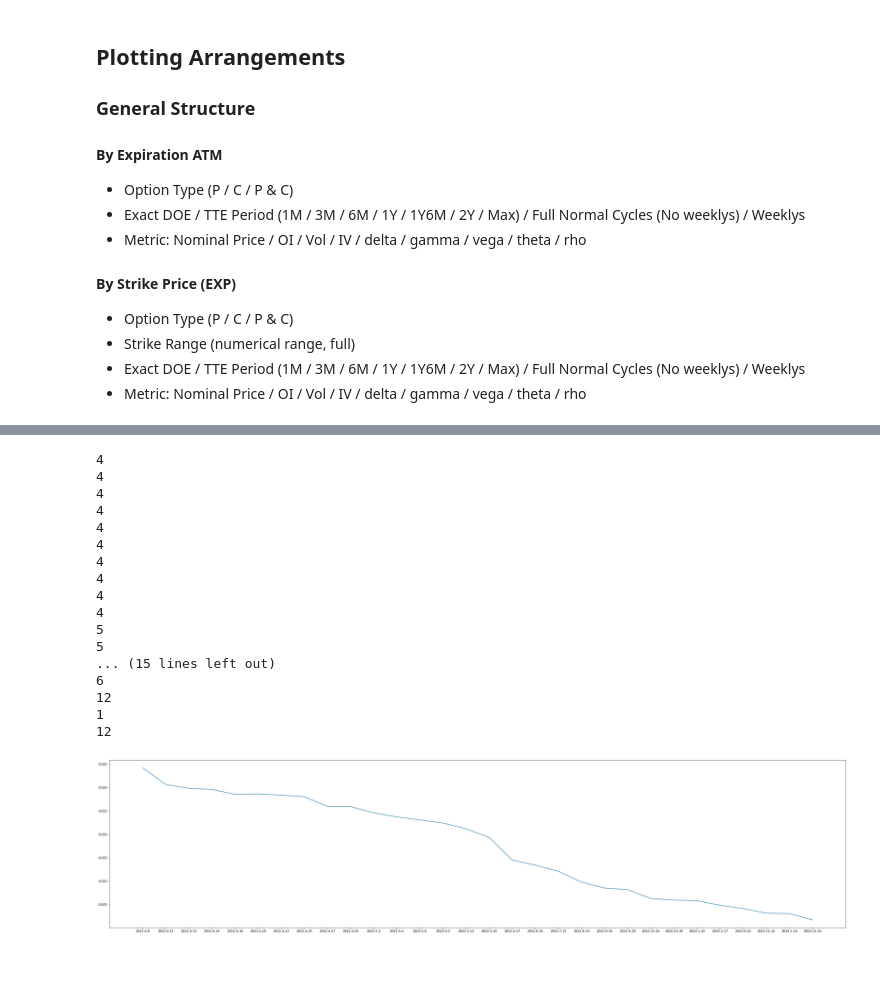
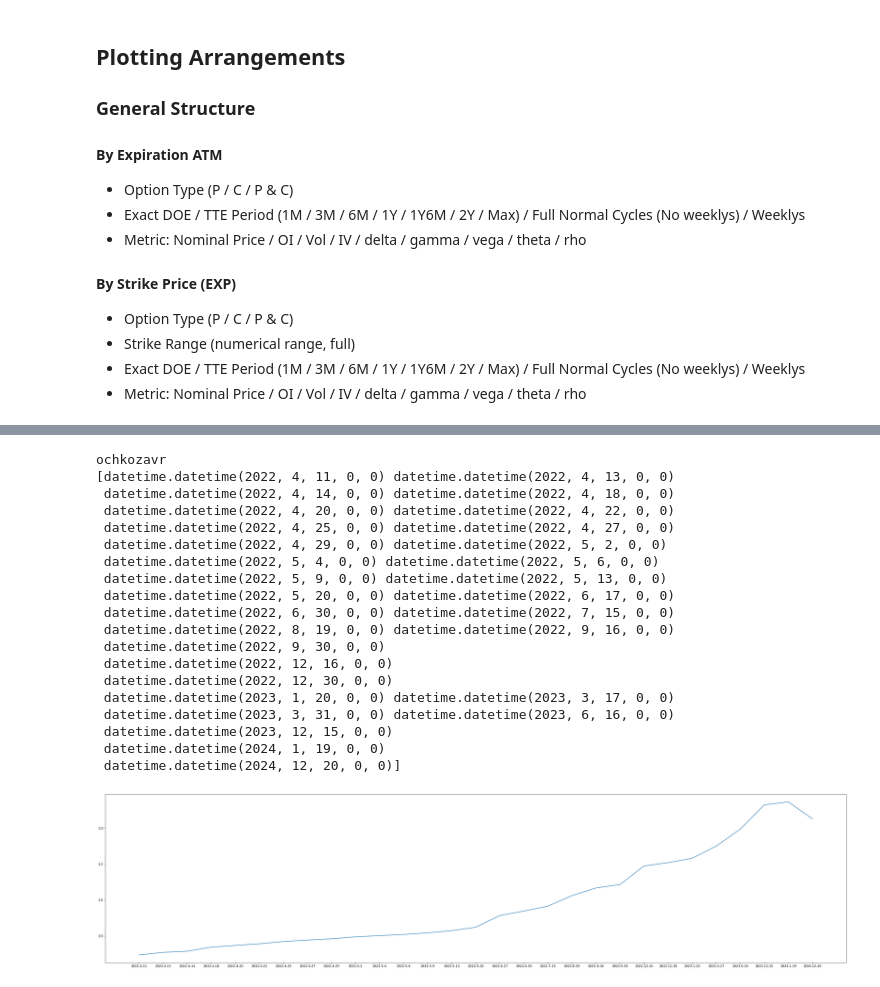
Before and after one commit to ilyakrasavin/geenie-options, a Jupyter notebook: Pricing/plotting.ipynb, the cells around one changed output, grey strips where cells are left out. Cells and saved outputs as stored; diff of their text form; code cells hidden in the pictures.

Commit message:
Barebones Plotting Encapsulation + Venv (no setup)

```diff
--- a/Pricing/plotting.ipynb
+++ b/Pricing/plotting.ipynb
@@ -76,22 +143 @@ plt.plot(valid_expirations_sorted, np.ones(len(valid_expirations_sorted)))
-# %%
-for each in valid_expirations_sorted:
-    print(each.month)
-# %% [output]
-4
-4
-4
-4
-4
-4
-4
-4
-4
-4
-5
-5
-... (15 lines left out)
-6
-12
-1
-12
 # %%
@@ -136,4 +203,0 @@ def plot_expiration_atm(o_type, doe_axis, metric):
-# %%
-plot_expiration_atm('C', valid_expirations_sorted, 'gamma')
-# %% [output]
-[figure, removed]
@@ -145,0 +204,23 @@ def plot_strike_expiration():
+# %%
+PlottingMain.plotDoeATM('C', ['range', 'MAX'], 'vega', 500)
+# %% [output]
+ochkozavr
+[datetime.datetime(2022, 4, 11, 0, 0) datetime.datetime(2022, 4, 13, 0, 0)
+ datetime.datetime(2022, 4, 14, 0, 0) datetime.datetime(2022, 4, 18, 0, 0)
+ datetime.datetime(2022, 4, 20, 0, 0) datetime.datetime(2022, 4, 22, 0, 0)
+ datetime.datetime(2022, 4, 25, 0, 0) datetime.datetime(2022, 4, 27, 0, 0)
+ datetime.datetime(2022, 4, 29, 0, 0) datetime.datetime(2022, 5, 2, 0, 0)
+ datetime.datetime(2022, 5, 4, 0, 0) datetime.datetime(2022, 5, 6, 0, 0)
+ datetime.datetime(2022, 5, 9, 0, 0) datetime.datetime(2022, 5, 13, 0, 0)
+ datetime.datetime(2022, 5, 20, 0, 0) datetime.datetime(2022, 6, 17, 0, 0)
+ datetime.datetime(2022, 6, 30, 0, 0) datetime.datetime(2022, 7, 15, 0, 0)
+ datetime.datetime(2022, 8, 19, 0, 0) datetime.datetime(2022, 9, 16, 0, 0)
+ datetime.datetime(2022, 9, 30, 0, 0)
+ datetime.datetime(2022, 12, 16, 0, 0)
+ datetime.datetime(2022, 12, 30, 0, 0)
+ datetime.datetime(2023, 1, 20, 0, 0) datetime.datetime(2023, 3, 17, 0, 0)
+ datetime.datetime(2023, 3, 31, 0, 0) datetime.datetime(2023, 6, 16, 0, 0)
+ datetime.datetime(2023, 12, 15, 0, 0)
+ datetime.datetime(2024, 1, 19, 0, 0)
+ datetime.datetime(2024, 12, 20, 0, 0)]
+[figure, added]
```
Also changed, not shown: parts of 10 cells of this notebook, 3 other files.
